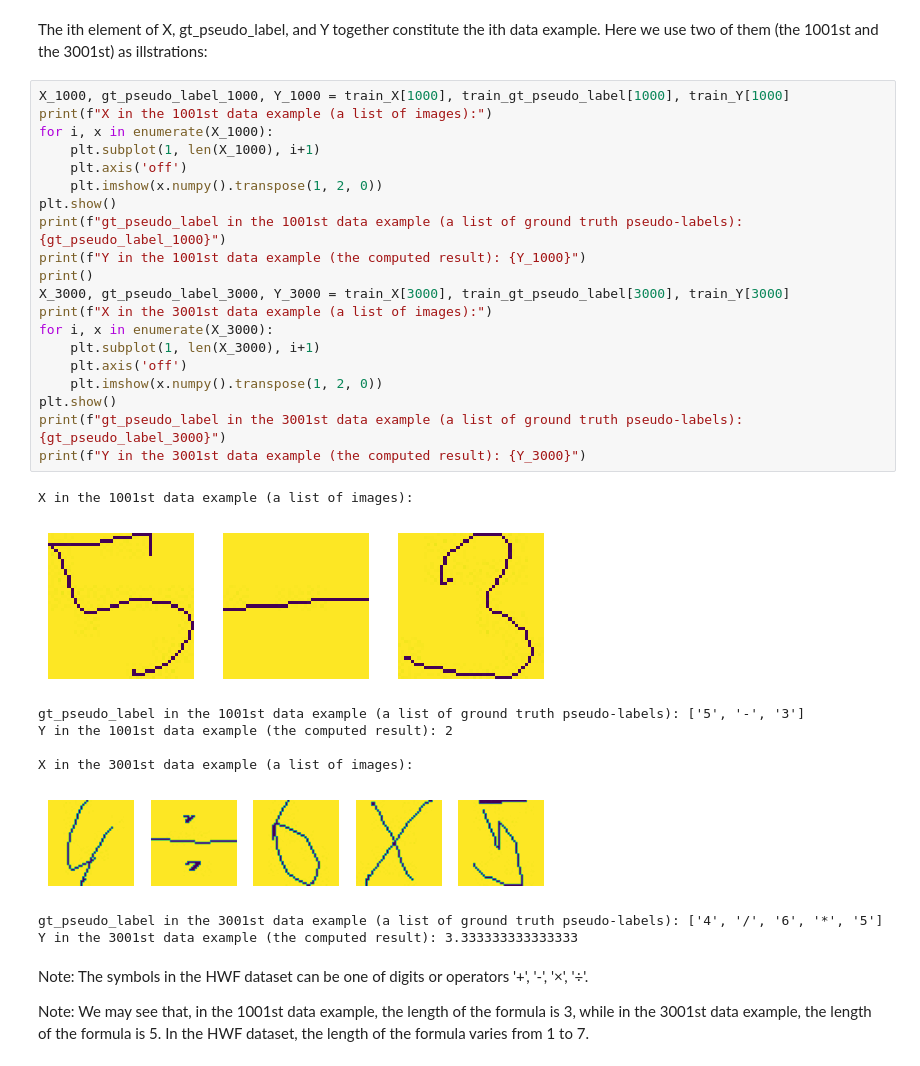
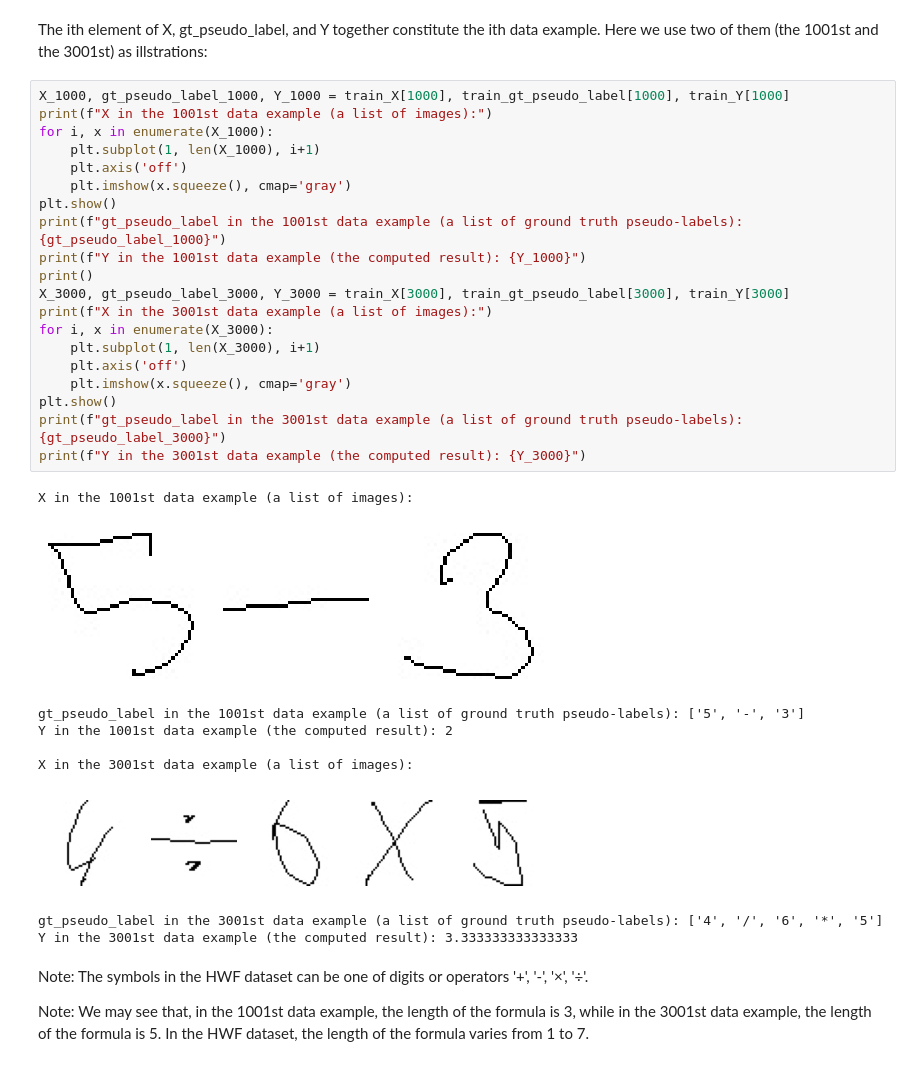
Before and after one commit to AbductiveLearning/ABLkit, a Jupyter notebook: examples/hwf/hwf.ipynb, the cells around one changed output. Drawn from its saved outputs; the diff is of its cells as text.

```diff
--- a/examples/hwf/hwf.ipynb
+++ b/examples/hwf/hwf.ipynb
@@ -62,31 +62,31 @@ The ith element of X, gt_pseudo_label, and Y together constitute the ith data ex
 # %%
 X_1000, gt_pseudo_label_1000, Y_1000 = train_X[1000], train_gt_pseudo_label[1000], train_Y[1000]
 print(f"X in the 1001st data example (a list of images):")
 for i, x in enumerate(X_1000):
     plt.subplot(1, len(X_1000), i+1)
     plt.axis('off')
-    plt.imshow(x.numpy().transpose(1, 2, 0))
+    plt.imshow(x.squeeze(), cmap='gray')
 plt.show()
 print(f"gt_pseudo_label in the 1001st data example (a list of ground truth pseudo-labels): {gt_pseudo_label_1000}")
 print(f"Y in the 1001st data example (the computed result): {Y_1000}")
 print()
 X_3000, gt_pseudo_label_3000, Y_3000 = train_X[3000], train_gt_pseudo_label[3000], train_Y[3000]
 print(f"X in the 3001st data example (a list of images):")
 for i, x in enumerate(X_3000):
     plt.subplot(1, len(X_3000), i+1)
     plt.axis('off')
-    plt.imshow(x.numpy().transpose(1, 2, 0))
+    plt.imshow(x.squeeze(), cmap='gray')
 plt.show()
 print(f"gt_pseudo_label in the 3001st data example (a list of ground truth pseudo-labels): {gt_pseudo_label_3000}")
 print(f"Y in the 3001st data example (the computed result): {Y_3000}")
 # %% [output]
 X in the 1001st data example (a list of images):
-[figure, old version]
+[figure, new version]
 gt_pseudo_label in the 1001st data example (a list of ground truth pseudo-labels): ['5', '-', '3']
 Y in the 1001st data example (the computed result): 2
 
 X in the 3001st data example (a list of images):
-[figure, old version]
+[figure, new version]
 gt_pseudo_label in the 3001st data example (a list of ground truth pseudo-labels): ['4', '/', '6', '*', '5']
 Y in the 3001st data example (the computed result): 3.333333333333333
 # %% [markdown]
```
Also changed, not shown: 16 other files.
